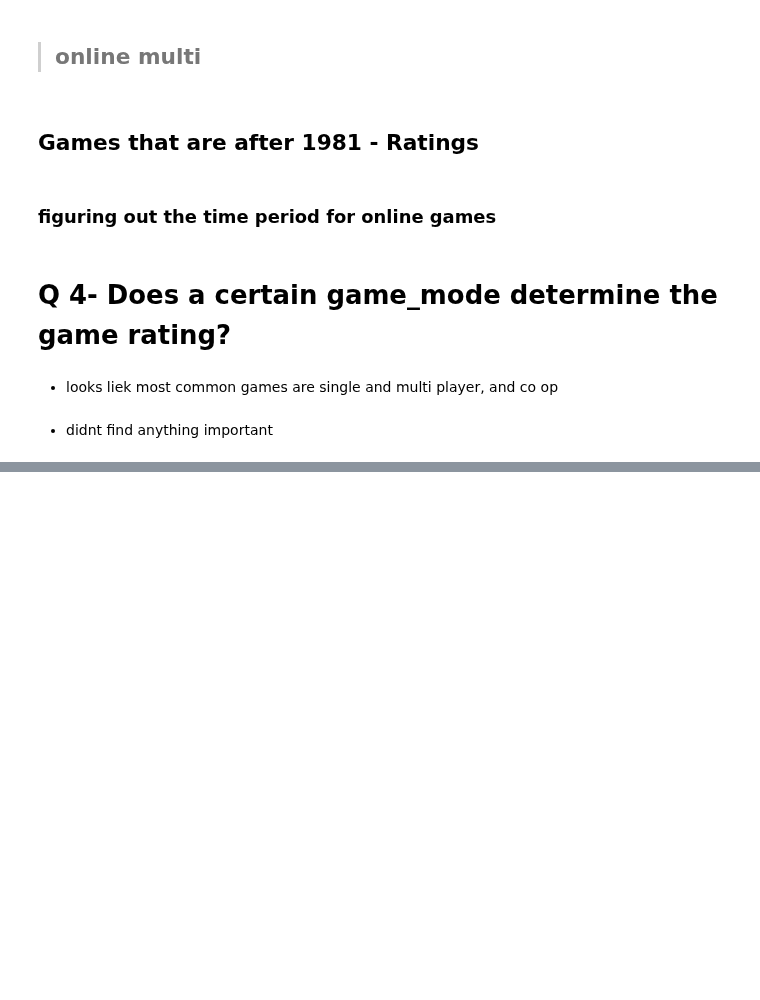
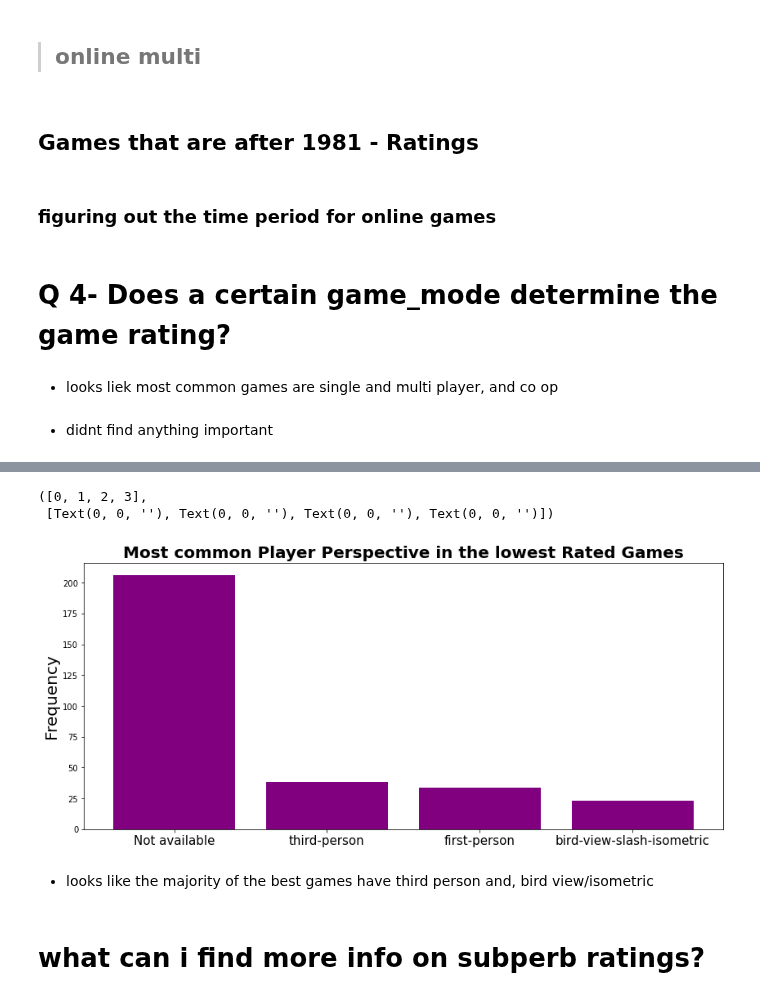
Before and after one commit to MrEnigmamgine/Videogame-Capstone_fork, a Jupyter notebook: Glady-acquire-Exploration.ipynb, the cells around one changed output, grey strips where cells are left out. Cells and saved outputs as stored; diff of their text form; code cells hidden in the pictures; blank space fills up the shorter version.

```diff
--- a/Glady-acquire-Exploration.ipynb
+++ b/Glady-acquire-Exploration.ipynb
@@ -607,0 +618,18 @@ df_subperb_rating
+# %%
+fig, ax = plt.subplots(figsize = (14,6))
+ax.bar(to_1D(df_low3_rating["player_perspectives"]).value_counts().iloc[:4].index,
+        to_1D(df_low3_rating["player_perspectives"]).value_counts().iloc[:4].values,
+         color= ['purple'])
+
+ax.set_ylabel("Frequency", size = 20)
+ax.set_title("Most common Player Perspective in the lowest Rated Games", size = 20, fontweight='bold')
+
+plt.xticks(fontsize = 15)
+# %% [output]
+([0, 1, 2, 3],
+ [Text(0, 0, ''), Text(0, 0, ''), Text(0, 0, ''), Text(0, 0, '')])
+[figure, added]
+# %% [markdown]
+- looks like the majority of the best games have third person and, bird view/isometric
+# %% [markdown]
+# what can i find more info on subperb ratings?
```
Also changed, not shown: parts of 76 cells of this notebook, 2 other files.
